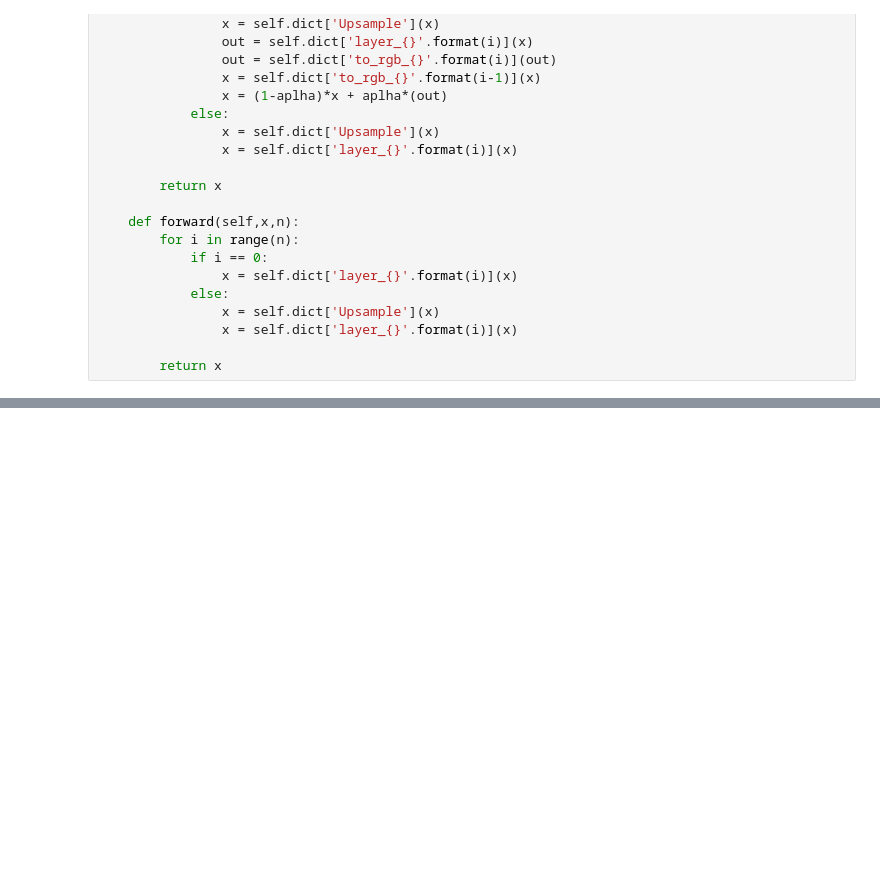
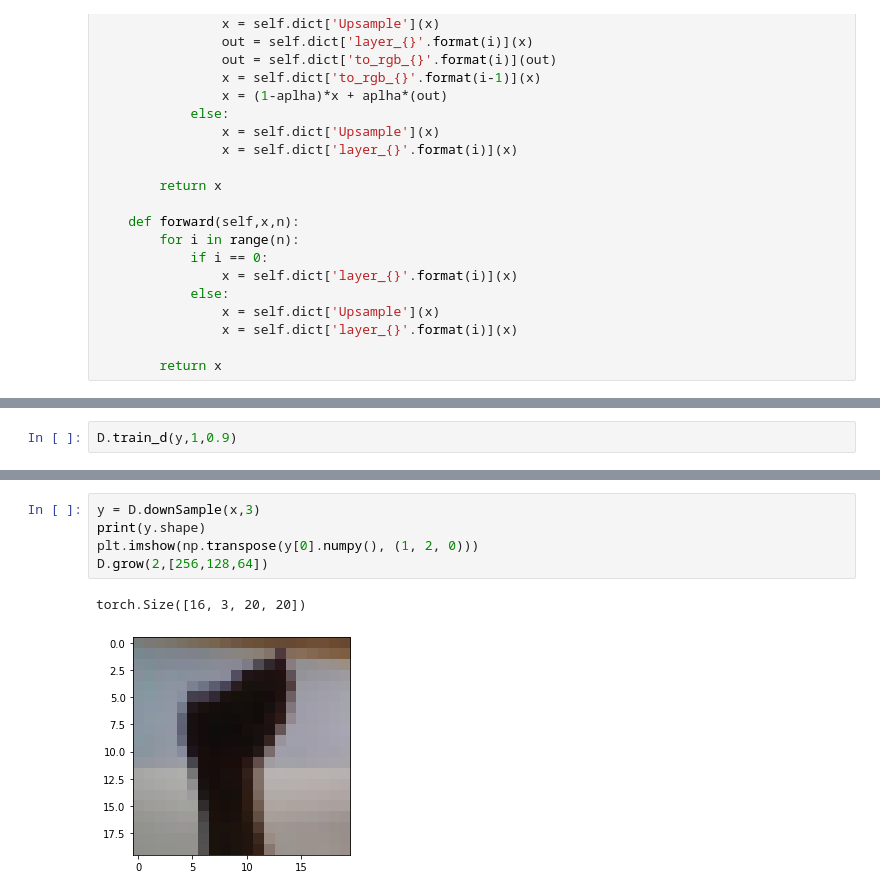
Before and after one commit to anonsachin/PGGAN, a Jupyter notebook: PGGAN.ipynb, the cells around one changed output, grey strips where cells are left out. Cells and saved outputs as stored; diff of their text form; blank space fills up the shorter version.

```diff
--- a/PGGAN.ipynb
+++ b/PGGAN.ipynb
@@ -167,0 +178,2 @@ class Discriminator(nn.Module):
+# %%
+D.train_d(y,1,0.9)
@@ -167,0 +197,8 @@ class Discriminator(nn.Module):
+# %%
+y = D.downSample(x,3)
+print(y.shape)
+plt.imshow(np.transpose(y[0].numpy(), (1, 2, 0)))
+D.grow(2,[256,128,64])
+# %% [output]
+torch.Size([16, 3, 20, 20])
+[figure, added]
```
Also changed, not shown: parts of 9 cells of this notebook.
